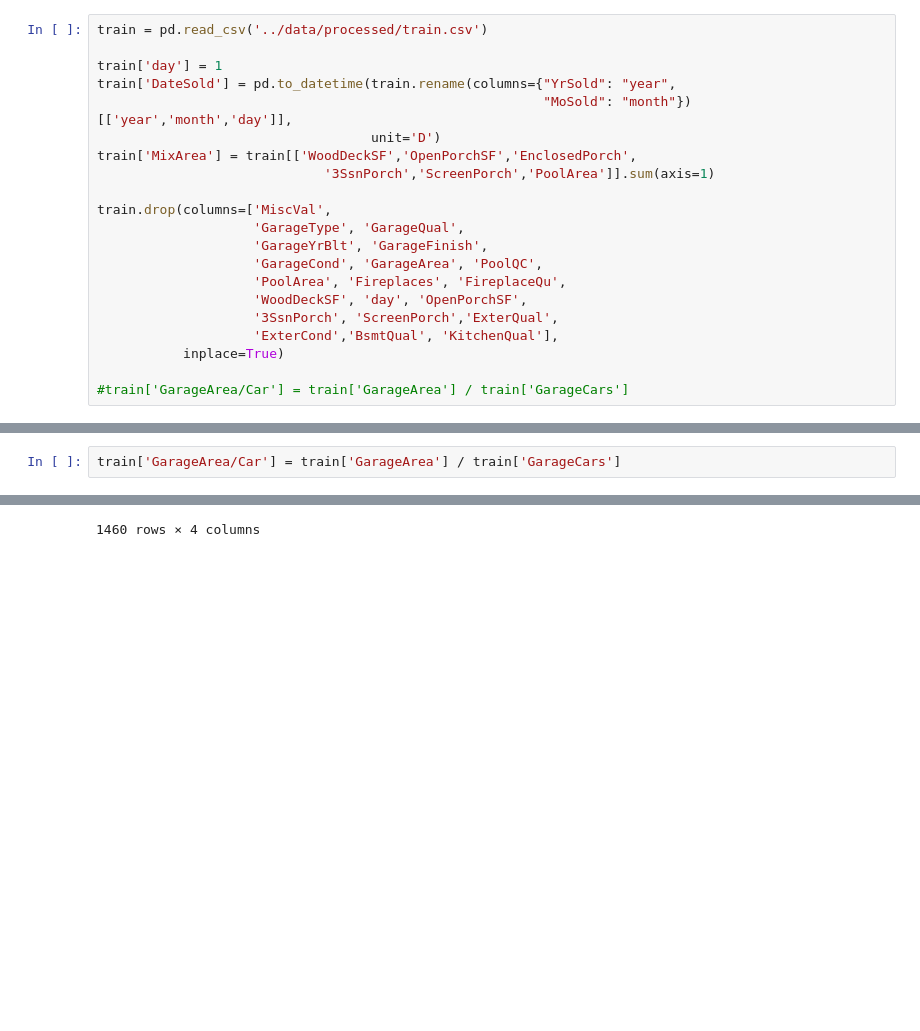
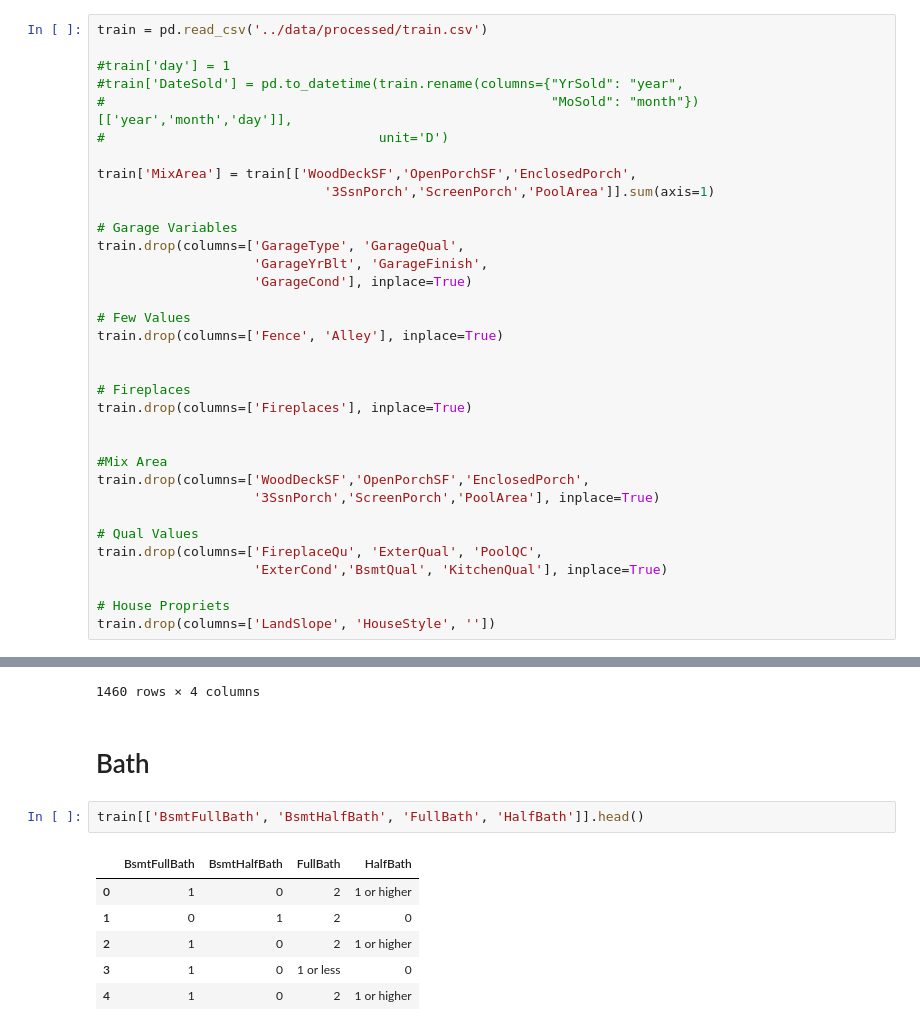
Before and after one commit to neo-empresarial/house_pricing_challenge, a Jupyter notebook: notebooks/pyc-feature-eng.ipynb, the cells around one changed output, grey strips where cells are left out. Cells and saved outputs as stored; diff of their text form; blank space fills up the shorter version.

```diff
--- a/notebooks/pyc-feature-eng.ipynb
+++ b/notebooks/pyc-feature-eng.ipynb
@@ -5,21 +5,34 @@ import plotly.express as px
 # %%
 train = pd.read_csv('../data/processed/train.csv')
 
-train['day'] = 1
-train['DateSold'] = pd.to_datetime(train.rename(columns={"YrSold": "year",
-                                                         "MoSold": "month"})[['year','month','day']],
-                                   unit='D')
+#train['day'] = 1
+#train['DateSold'] = pd.to_datetime(train.rename(columns={"YrSold": "year",
+#                                                         "MoSold": "month"})[['year','month','day']],
+#                                   unit='D')
+
 train['MixArea'] = train[['WoodDeckSF','OpenPorchSF','EnclosedPorch',
                              '3SsnPorch','ScreenPorch','PoolArea']].sum(axis=1)
 
-train.drop(columns=['MiscVal',
-                    'GarageType', 'GarageQual',
+# Garage Variables
+train.drop(columns=['GarageType', 'GarageQual',
                     'GarageYrBlt', 'GarageFinish',
-                    'GarageCond', 'GarageArea', 'PoolQC',
-                    'PoolArea', 'Fireplaces', 'FireplaceQu',
-                    'WoodDeckSF', 'day', 'OpenPorchSF',
-                    '3SsnPorch', 'ScreenPorch','ExterQual',
-                    'ExterCond','BsmtQual', 'KitchenQual'],
-           inplace=True)
+                    'GarageCond'], inplace=True)
 
-#train['GarageArea/Car'] = train['GarageArea'] / train['GarageCars']
+# Few Values
+train.drop(columns=['Fence', 'Alley'], inplace=True)
+
+
+# Fireplaces
+train.drop(columns=['Fireplaces'], inplace=True)
+
+
+#Mix Area
+train.drop(columns=['WoodDeckSF','OpenPorchSF','EnclosedPorch',
+                    '3SsnPorch','ScreenPorch','PoolArea'], inplace=True)
+
+# Qual Values
+train.drop(columns=['FireplaceQu', 'ExterQual', 'PoolQC',
+                    'ExterCond','BsmtQual', 'KitchenQual'], inplace=True)
+
+# House Propriets
+train.drop(columns=['LandSlope', 'HouseStyle', ''])
@@ -34,8 +78,6 @@ fig = px.scatter(train[train['GarageCars'] > 0], x="GarageArea", y="SalePrice",
 fig.show()
 # %% [output]
 [interactive output not drawn]
-# %%
-train['GarageArea/Car'] = train['GarageArea'] / train['GarageCars']
 # %%
 fig = px.scatter(train[train['GarageCars'] > 0], x="GarageYrBlt", y="SalePrice",
                  color='GarageArea/Car', facet_col="GarageCars")
@@ -179,3 +214,14 @@ train[qual_columns]
 | 1458 | TA | TA | TA | Gd |
 | 1459 | Gd | TA | TA | TA |
 1460 rows × 4 columns
+# %% [markdown]
+# Bath
+# %%
+train[['BsmtFullBath', 'BsmtHalfBath', 'FullBath', 'HalfBath']].head()
+# %% [output]
+|  | BsmtFullBath | BsmtHalfBath | FullBath | HalfBath |
+| 0 | 1 | 0 | 2 | 1 or higher |
+| 1 | 0 | 1 | 2 | 0 |
+| 2 | 1 | 0 | 2 | 1 or higher |
+| 3 | 1 | 0 | 1 or less | 0 |
+| 4 | 1 | 0 | 2 | 1 or higher |
```
Also changed, not shown: parts of 13 cells of this notebook, 2 other files.
